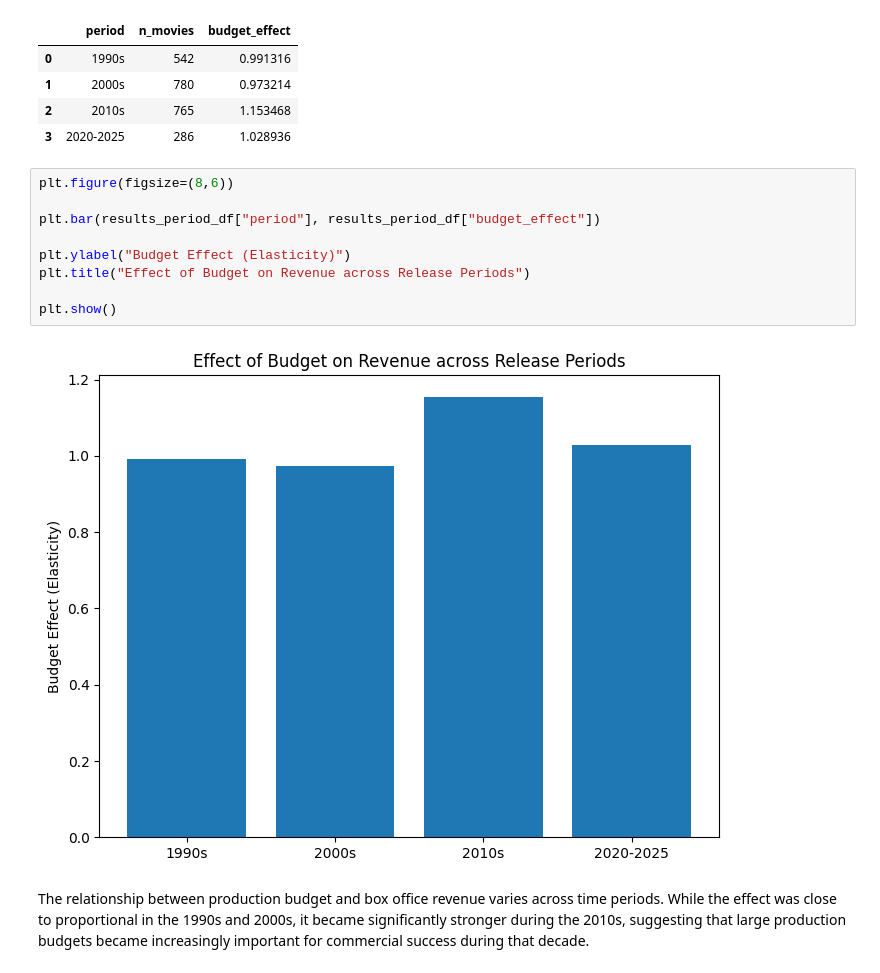
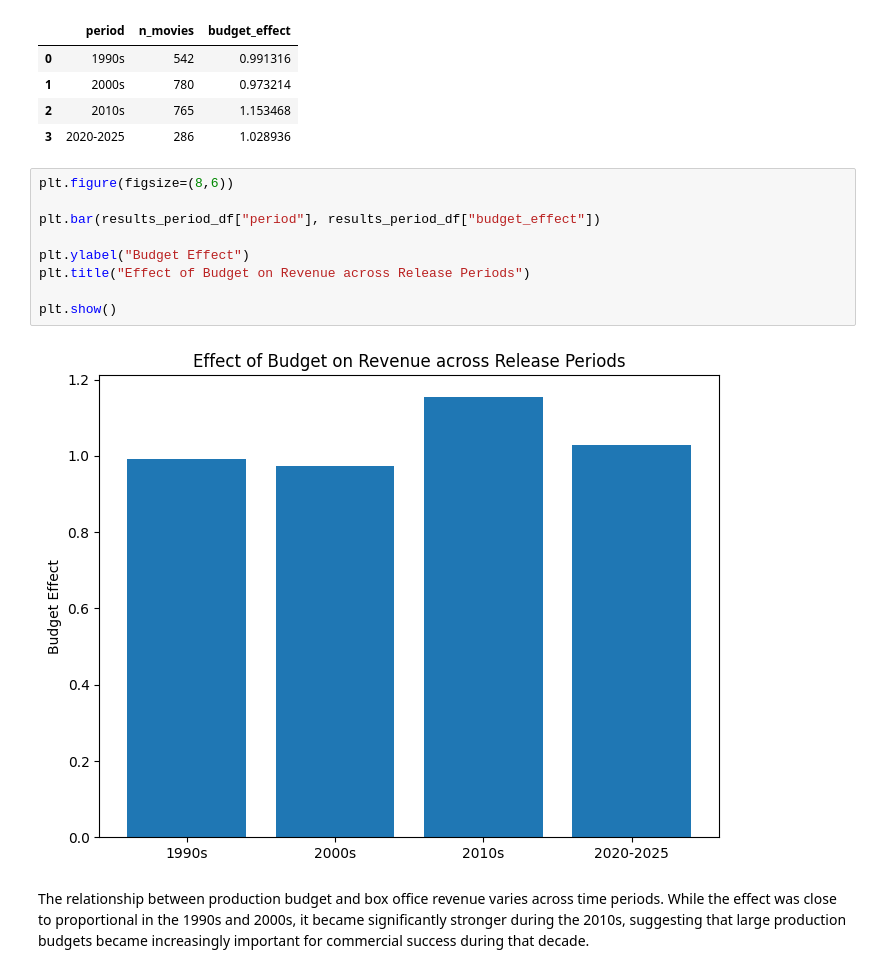
Before and after one commit to Babayaga069/ds_project, a Jupyter notebook: Questions/Q1/analyse.ipynb, the cells around one changed output. Drawn from its saved outputs; the diff is of its cells as text.

```diff
--- a/Questions/Q1/analyse.ipynb
+++ b/Questions/Q1/analyse.ipynb
@@ -217,14 +216,14 @@ results_period_df
 # %%
 plt.figure(figsize=(8,6))
 
 plt.bar(results_period_df["period"], results_period_df["budget_effect"])
 
-plt.ylabel("Budget Effect (Elasticity)")
+plt.ylabel("Budget Effect")
 plt.title("Effect of Budget on Revenue across Release Periods")
 
 plt.show()
 # %% [output]
-[figure, old version]
+[figure, new version]
 # %% [markdown]
 The relationship between production budget and box office revenue varies across time periods. While the effect was close to proportional in the 1990s and 2000s,
 it became significantly stronger during the 2010s, suggesting that large production budgets became increasingly important for commercial success during that decade.
```
Also changed, not shown: parts of 2 cells of this notebook, 2 other files.
